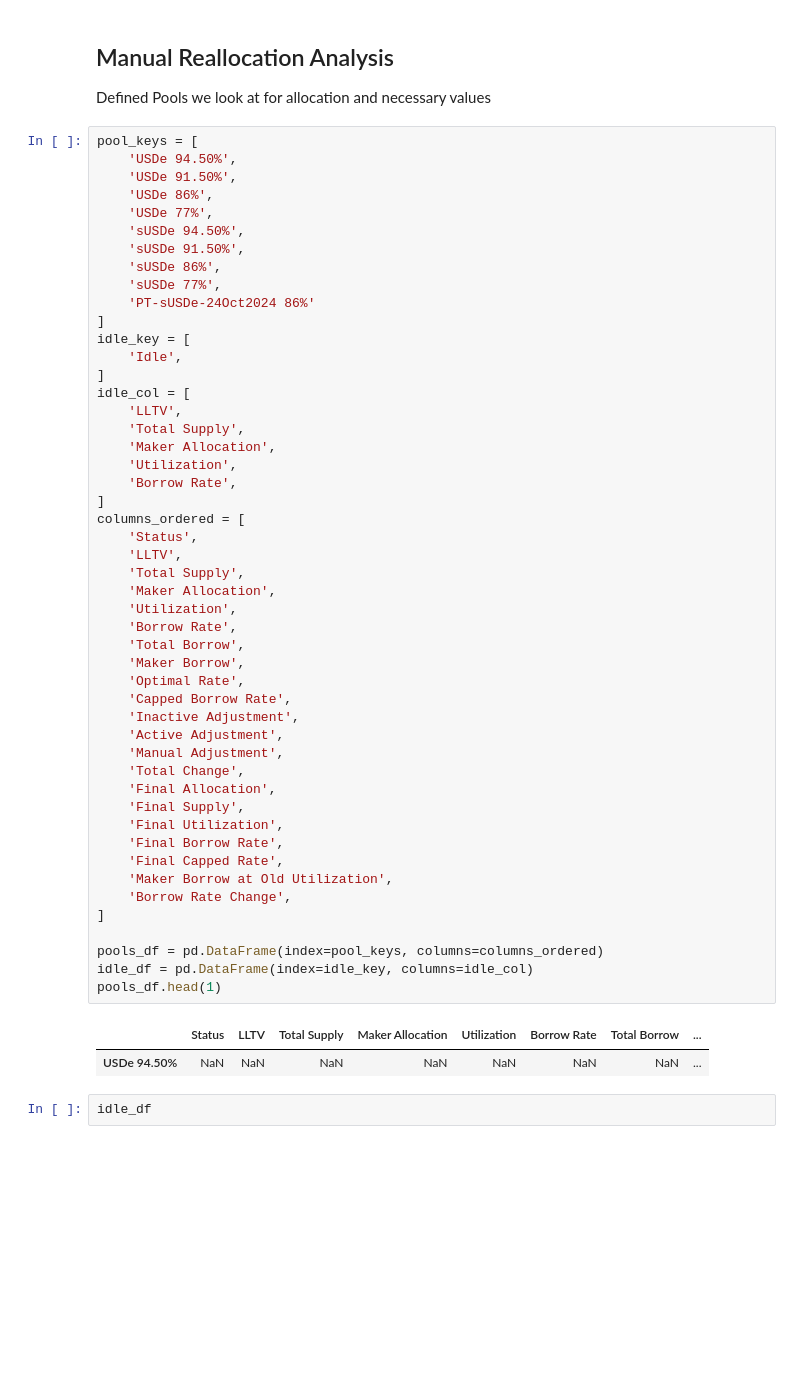
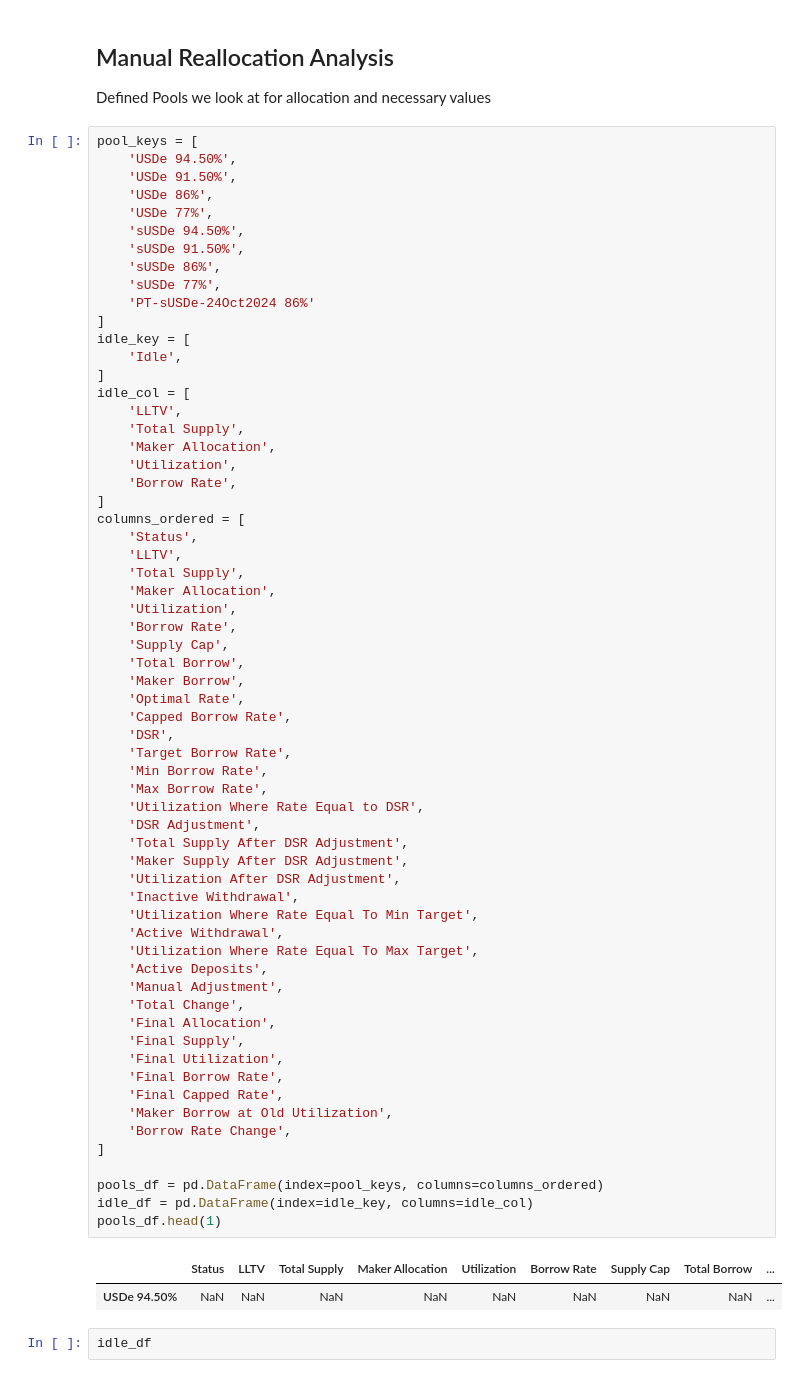
Before and after one commit to lavanic99/morpho_allocation, a Jupyter notebook: morpho_reallocation.ipynb, the cells around one changed output. Drawn from its saved outputs; the diff is of its cells as text; blank space fills up the shorter version.

Commit message:
Update with new allocation system

```diff
--- a/morpho_reallocation.ipynb
+++ b/morpho_reallocation.ipynb
@@ -41,37 +43,50 @@ idle_col = [
     'Maker Allocation',
     'Utilization',
     'Borrow Rate',
 ]
 columns_ordered = [
     'Status',
     'LLTV',
     'Total Supply',
     'Maker Allocation',
     'Utilization',
     'Borrow Rate',
+    'Supply Cap',
     'Total Borrow',
     'Maker Borrow',
     'Optimal Rate',
     'Capped Borrow Rate',
-    'Inactive Adjustment',
-    'Active Adjustment',
+    'DSR',
+    'Target Borrow Rate',
+    'Min Borrow Rate',
+    'Max Borrow Rate',
+    'Utilization Where Rate Equal to DSR',
+    'DSR Adjustment',
+    'Total Supply After DSR Adjustment',
+    'Maker Supply After DSR Adjustment',
+    'Utilization After DSR Adjustment',
+    'Inactive Withdrawal',
+    'Utilization Where Rate Equal To Min Target',
+    'Active Withdrawal',
+    'Utilization Where Rate Equal To Max Target',
+    'Active Deposits',
     'Manual Adjustment',
     'Total Change',
     'Final Allocation',
     'Final Supply',
     'Final Utilization',
     'Final Borrow Rate',
     'Final Capped Rate',
     'Maker Borrow at Old Utilization',
     'Borrow Rate Change',
 ]
 
 pools_df = pd.DataFrame(index=pool_keys, columns=columns_ordered)
 idle_df = pd.DataFrame(index=idle_key, columns=idle_col)
 pools_df.head(1)
 # %% [output]
-|  | Status | LLTV | Total Supply | Maker Allocation | Utilization | Borrow Rate | Total Borrow | ... |
-| USDe 94.50% | NaN | NaN | NaN | NaN | NaN | NaN | NaN | ... |
+|  | Status | LLTV | Total Supply | Maker Allocation | Utilization | Borrow Rate | Supply Cap | Total Borrow | ... |
+| USDe 94.50% | NaN | NaN | NaN | NaN | NaN | NaN | NaN | NaN | ... |
 # %%
 idle_df
 # %% [output]
```
Also changed, not shown: parts of 26 cells of this notebook, 5 other files.
